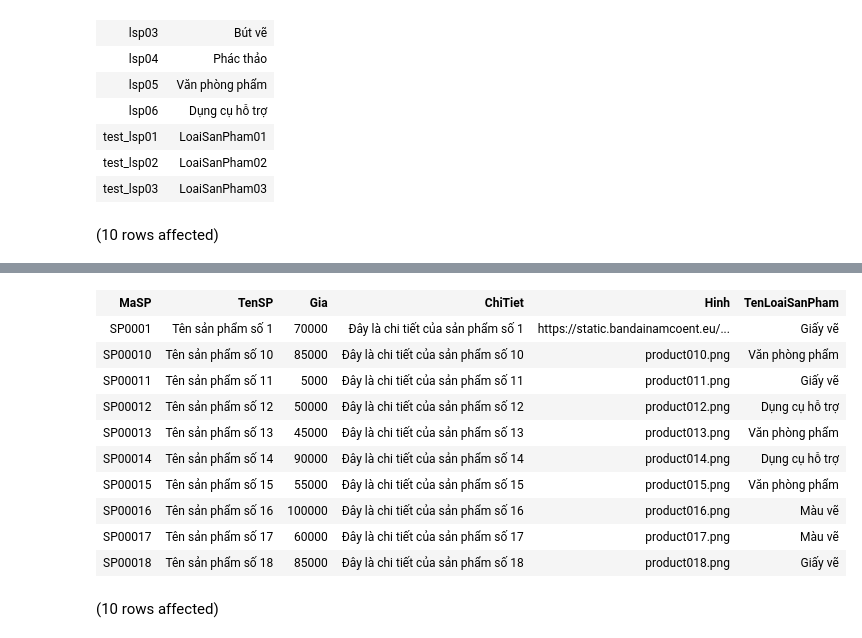
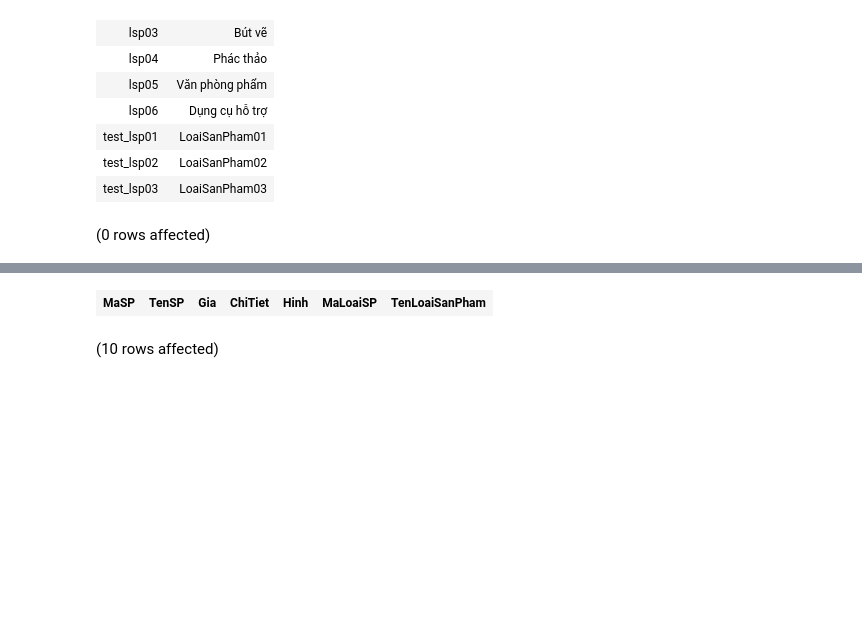
Before and after one commit to LienNTB/QuanLyHoaCu, a Jupyter notebook: data/2_ThemDuLieu.ipynb, the cells around one changed output, grey strips where cells are left out. Saved outputs shown, nothing was run; the diff lists cells and outputs as text; code cells hidden in the pictures; blank space fills up the shorter version.

```diff
--- a/data/2_ThemDuLieu.ipynb
+++ b/data/2_ThemDuLieu.ipynb
@@ -296,6 +908,6 @@ Total execution time: 00:00:00.013
 | test_lsp02 | LoaiSanPham02 |
 | test_lsp03 | LoaiSanPham03 |
 # %%
-Select TOP 10 sp.MaSP, sp.TenSP, sp.Gia, sp.ChiTiet, sp.Hinh, lsp.TenLoaiSanPham from SanPham sp, LoaiSanPham lsp where sp.MaLoaiSP=lsp.MaLoaiSP
+Select sp.MaSP, sp.TenSP, sp.Gia, sp.ChiTiet, sp.Hinh,sp.MaLoaiSP, lsp.TenLoaiSanPham from SanPham sp LEFT JOIN  LoaiSanPham lsp on sp.MaLoaiSP=lsp.MaLoaiSP where sp.MaSP='SP001' ORDER BY sp.MaSP
 # %% [output]
-(10 rows affected)
+(0 rows affected)
@@ -303,14 +915,4 @@ Total execution time: 00:00:00.018
-| MaSP | TenSP | Gia | ChiTiet | Hinh | TenLoaiSanPham |
-| SP0001 | Tên sản phẩm số 1 | 70000 | Đây là chi tiết của sản phẩm số 1 | https://static.bandainamcoent.eu/... | Giấy vẽ |
-| SP00010 | Tên sản phẩm số 10 | 85000 | Đây là chi tiết của sản phẩm số 10 | product010.png | Văn phòng phẩm |
-| SP00011 | Tên sản phẩm số 11 | 5000 | Đây là chi tiết của sản phẩm số 11 | product011.png | Giấy vẽ |
-| SP00012 | Tên sản phẩm số 12 | 50000 | Đây là chi tiết của sản phẩm số 12 | product012.png | Dụng cụ hỗ trợ |
-| SP00013 | Tên sản phẩm số 13 | 45000 | Đây là chi tiết của sản phẩm số 13 | product013.png | Văn phòng phẩm |
-| SP00014 | Tên sản phẩm số 14 | 90000 | Đây là chi tiết của sản phẩm số 14 | product014.png | Dụng cụ hỗ trợ |
-| SP00015 | Tên sản phẩm số 15 | 55000 | Đây là chi tiết của sản phẩm số 15 | product015.png | Văn phòng phẩm |
-| SP00016 | Tên sản phẩm số 16 | 100000 | Đây là chi tiết của sản phẩm số 16 | product016.png | Màu vẽ |
-| SP00017 | Tên sản phẩm số 17 | 60000 | Đây là chi tiết của sản phẩm số 17 | product017.png | Màu vẽ |
-| SP00018 | Tên sản phẩm số 18 | 85000 | Đây là chi tiết của sản phẩm số 18 | product018.png | Giấy vẽ |
+| MaSP | TenSP | Gia | ChiTiet | Hinh | MaLoaiSP | TenLoaiSanPham |
 # %%
 SELECT MaLoaiSP, TenLoaiSanPham FROM LoaiSanPham
 # %% [output]
```
Also changed, not shown: parts of 18 cells of this notebook, 13 other files.
